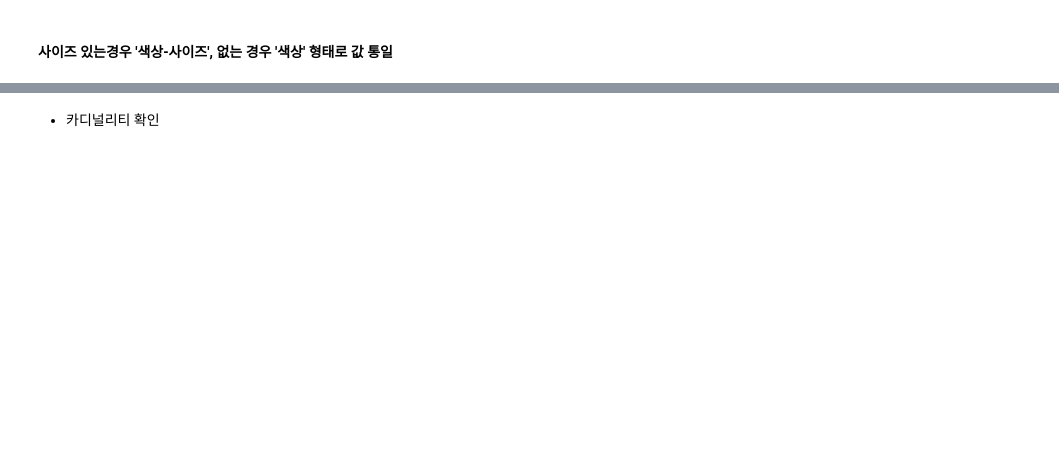
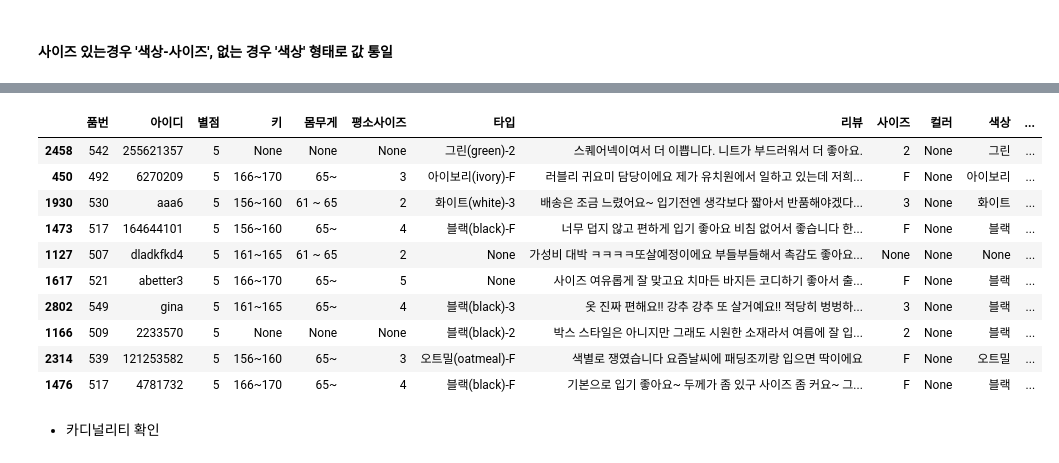
Before and after one commit to sai-with/pj_FitMyBody, a Jupyter notebook: Transform/preprocess.ipynb, the cells around one changed output, grey strips where cells are left out. Saved outputs shown, nothing was run; the diff lists cells and outputs as text; code cells hidden in the pictures; blank space fills up the shorter version.

```diff
--- a/Transform/preprocess.ipynb
+++ b/Transform/preprocess.ipynb
@@ -112,0 +164,5 @@ review['평소사이즈'].unique()
+# %%
+# 값 서로 바꾸기
+idx = review.loc[review['사이즈']=='핑크'].index
+review.loc[idx, '사이즈'], review.loc[idx, '컬러'] = review.loc[idx, '컬러'], review.loc[idx, '사이즈']
+review.iloc[idx, :]
@@ -113,7 +172,7 @@ review['평소사이즈'].unique()
 # %%
-# # 카디널리티 확인
-# cols = ['사이즈', '컬러', '색상', '타입', '타입2', '색상-사이즈', '데님']
-# for col in cols:
-#     print(col)
-#     print(review[col].unique())
-#     print('\n')
+# 카디널리티 확인
+cols = ['사이즈', '컬러', '색상', '타입', '타입2']
+for col in cols:
+    print(col)
+    print(review[col].unique())
+    print('\n')
@@ -131,6 +205,9 @@ def size(row):
         return re.sub('[^0-9]', '', row)
     elif row=='free':
         return 'F'
+    elif row=='M':
+        return '2'
+
 review['사이즈'] = review['사이즈'].apply(size)
 
 review.loc[review['사이즈']=='블랙 1', '사이즈'] = '블랙-1'
@@ -147,6 +224,8 @@ def color(row):
             return row
         elif ' ' in row and '(' not in row:
             return row.split()[-1]
+        elif row == '블':
+            return '블루'
         else:
             return row
 
@@ -186,12 +265,12 @@ def denim_color(row):
         else:
             return row
 
-review['데님'] = review['데님'].apply(denim_color)
-review['색상-사이즈'] = review['색상-사이즈'].apply(denim_color)
+# review['데님'] = review['데님'].apply(denim_color)
+# review['색상-사이즈'] = review['색상-사이즈'].apply(denim_color)
 review['타입2'] = review['타입2'].apply(denim_color)
 # %%
 # 카디널리티 확인
-cols = ['사이즈', '컬러', '색상', '타입', '타입2', '색상-사이즈', '데님']
+cols = ['사이즈', '컬러', '색상', '타입', '타입2'] #, '색상-사이즈', '데님'
 for col in cols:
     print(col)
     print(review[col].unique())
@@ -199,29 +296,41 @@ for col in cols:
 # %%
 # 색상-사이즈 형태인 경우
     ## str.split()로 분리, 문자열 정규화로 데이터 수정
 # 색상 데이터만 있는 경우
     ## 문자열 정규화만 수행
 def col_merge(df, cols):
     def normalize(row):
         row[0] = re.sub('[^가-힣]','',row[0]) # 한글만 남기기
         return row
 
     # 사이즈 컬럼 별도 수행
     idx = df.loc[(review['사이즈']=='블랙-1') | (review['사이즈']=='블랙(black)-2')].index
     for i in idx:
         df.loc[i, ['색상', '사이즈']] = df.iloc[i]['사이즈'].split('-')
     for col in cols:
         idx = df.loc[df[col].notnull()==True].index
         for i in idx:
             row = df.iloc[i][col].split('-')
             if len(row)==2:
                 df.loc[i, ['색상', '사이즈']] = normalize(row)
             else:
                 df.loc[i, ['색상']] = normalize(row)[0]
     return df
-cols = ['컬러', '타입', '타입2', '색상-사이즈', '데님', '색상']
+cols = ['컬러', '타입', '타입2', '색상'] # , '색상-사이즈', '데님'
 review = col_merge(review, cols)
-# review.sample(10)
+review.sample(10)
+# %% [output]
+|  | 품번 | 아이디 | 별점 | 키 | 몸무게 | 평소사이즈 | 타입 | 리뷰 | 사이즈 | 컬러 | 색상 | ... |
+| 2458 | 542 | 255621357 | 5 | None | None | None | 그린(green)-2 | 스퀘어넥이여서 더 이쁩니다. 니트가 부드러워서 더 좋아요. | 2 | None | 그린 | ... |
+| 450 | 492 | 6270209 | 5 | 166~170 | 65~ | 3 | 아이보리(ivory)-F | 러블리 귀요미 담당이에요 제가 유치원에서 일하고 있는데 저희... | F | None | 아이보리 | ... |
+| 1930 | 530 | aaa6 | 5 | 156~160 | 61 ~ 65 | 2 | 화이트(white)-3 | 배송은 조금 느렸어요~ 입기전엔 생각보다 짧아서 반품해야겠다... | 3 | None | 화이트 | ... |
+| 1473 | 517 | 164644101 | 5 | 156~160 | 65~ | 4 | 블랙(black)-F | 너무 덥지 않고 편하게 입기 좋아요 비침 없어서 좋습니다 한... | F | None | 블랙 | ... |
+| 1127 | 507 | dladkfkd4 | 5 | 161~165 | 61 ~ 65 | 2 | None | 가성비 대박 ㅋㅋㅋㅋ또살예정이에요 부들부들해서 촉감도 좋아요... | None | None | None | ... |
+| 1617 | 521 | abetter3 | 5 | 166~170 | 65~ | 5 | None | 사이즈 여유롭게 잘 맞고요 치마든 바지든 코디하기 좋아서 출... | F | None | 블랙 | ... |
+| 2802 | 549 | gina | 5 | 161~165 | 65~ | 4 | 블랙(black)-3 | 옷 진짜 편해요!! 강추 강추 또 살거예요!! 적당히 벙벙하... | 3 | None | 블랙 | ... |
+| 1166 | 509 | 2233570 | 5 | None | None | None | 블랙(black)-2 | 박스 스타일은 아니지만 그래도 시원한 소재라서 여름에 잘 입... | 2 | None | 블랙 | ... |
+| 2314 | 539 | 121253582 | 5 | 156~160 | 65~ | 3 | 오트밀(oatmeal)-F | 색별로 쟁였습니다 요즘날씨에 패딩조끼랑 입으면 딱이에요 | F | None | 오트밀 | ... |
+| 1476 | 517 | 4781732 | 5 | 166~170 | 65~ | 4 | 블랙(black)-F | 기본으로 입기 좋아요~ 두께가 좀 있구 사이즈 좀 커요~ 그... | F | None | 블랙 | ... |
 # %% [markdown]
 * 카디널리티 확인
 # %%
```
Also changed, not shown: parts of 16 cells of this notebook.
